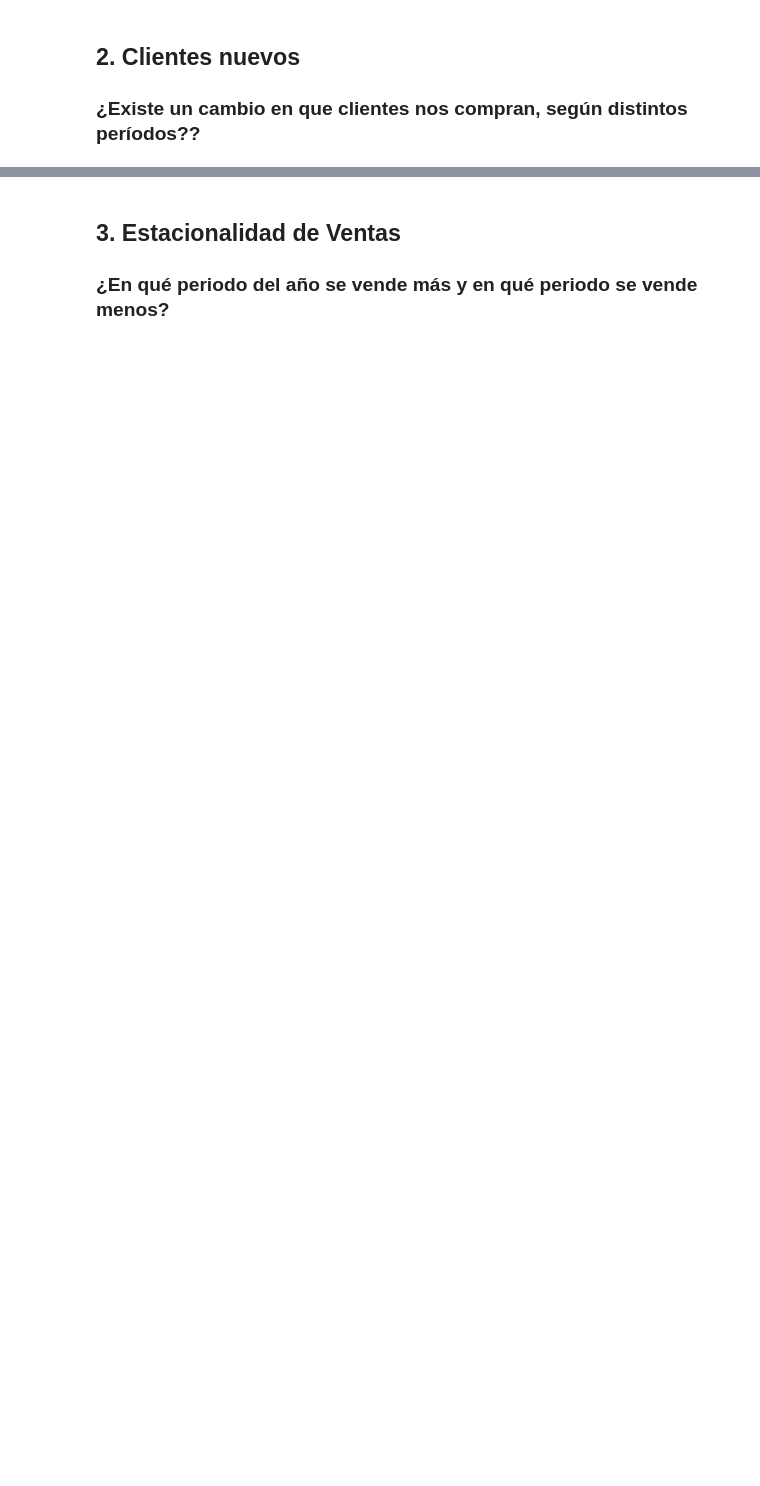
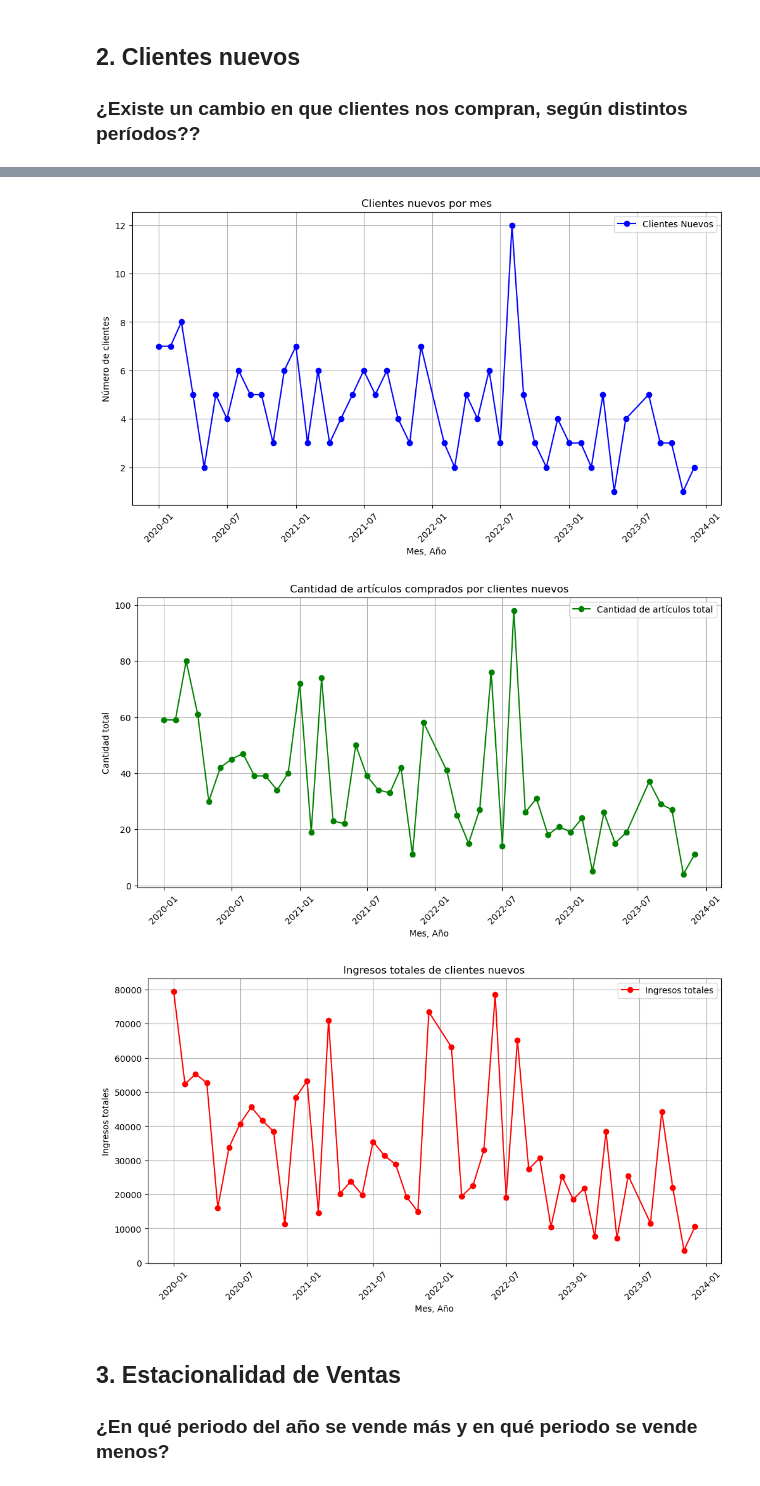
Before and after one commit to ochamodev/FinalProj_DataScience, a Jupyter notebook: analytics.ipynb, the cells around one changed output, grey strips where cells are left out. Drawn from its saved outputs; the diff is of its cells as text; code cells hidden in the pictures; blank space fills up the shorter version.

```diff
--- a/analytics.ipynb
+++ b/analytics.ipynb
@@ -187,25 +341,25 @@ clients_df = get_data(pg_conn, clients_query)
 clients_df['fecha'] = pd.to_datetime(clients_df['fecha'])
 
 # fecha primera compra
-clients_df['first_purchase'] = clients_df.groupby('idPersona')['fecha'].transform('min')
+clients_df['first_purchase'] = clients_df.groupby('idpersona')['fecha'].transform('min')
 df_first_purchases = clients_df[clients_df['fecha'] == clients_df['first_purchase']]
 
 # df de nuevos clientes
-df_new_clients = df_first_purchases.sort_values(by=['idPersona', 'transaction_id']).drop_duplicates('idPersona')
+df_new_clients = df_first_purchases.sort_values(by=['idpersona']).drop_duplicates('idpersona')
 df_new_clients['month_of_first_purchase'] = df_new_clients['first_purchase'].dt.month
 df_new_clients['year_of_first_purchase'] = df_new_clients['first_purchase'].dt.year
 
 # cantidad e ingresos por cliente
-aggregated_data = clients_df.groupby(['idPersona', 'first_purchase']).agg(
+aggregated_data = clients_df.groupby(['idpersona', 'first_purchase']).agg(
     quantity_month=('cantidad', 'sum'),
     revenue_month=('total', 'sum')
 ).reset_index()
 
 # agregar datos totales a df de clientes
-df_new_clients = df_new_clients.merge(aggregated_data, on=['idPersona', 'first_purchase'], how='left')
+df_new_clients = df_new_clients.merge(aggregated_data, on=['idpersona', 'first_purchase'], how='left')
 
 # cantidad e ingresos por año
-yearly_aggregates = clients_df.groupby(['idPersona', df['fecha'].dt.year]).agg(
+yearly_aggregates = clients_df.groupby(['idpersona', clients_df['fecha'].dt.year]).agg(
     quantity_year=('cantidad', 'sum'),
     revenue_year=('total', 'sum')
 ).reset_index()
@@ -213,17 +367,17 @@ yearly_aggregates = clients_df.groupby(['idPersona', df['fecha'].dt.year]).agg(
 # agregar totales por año a df de clientes
 df_new_clients = df_new_clients.merge(
     yearly_aggregates,
-    left_on=['idPersona', 'year_of_first_purchase'],
-    right_on=['idPersona', 'fecha'],
+    left_on=['idpersona', 'year_of_first_purchase'],
+    right_on=['idpersona', 'fecha'],
     how='left'
 )
 
 # renombrar
 df_new_clients = df_new_clients[[
-    'idPersona', 'first_purchase', 'month_of_first_purchase',
+    'idpersona', 'first_purchase', 'month_of_first_purchase',
     'year_of_first_purchase', 'quantity_month', 'quantity_year',
     'revenue_month', 'revenue_year'
-]].drop_duplicates(subset=['idPersona'])  # unique
+]].drop_duplicates(subset=['idpersona'])  # unique
 
 # ver tabla
 print(df_new_clients.head())
@@ -230,12 +398,17 @@ print(df_new_clients.head())
 # %%
 # agrupar por mes para graficos
 monthly_data = df_new_clients.groupby(['year_of_first_purchase', 'month_of_first_purchase']).agg(
-    new_clients=pd.NamedAgg(column='idPersona', aggfunc='nunique'),
+    new_clients=pd.NamedAgg(column='idpersona', aggfunc='nunique'),
     total_quantity=pd.NamedAgg(column='quantity_month', aggfunc='sum'),
     total_revenue=pd.NamedAgg(column='revenue_month', aggfunc='sum')
 ).reset_index()
 
-monthly_data['date'] = pd.to_datetime(monthly_data[['year_of_first_purchase', 'month_of_first_purchase']].assign(day=1))
+monthly_data['month_start_date'] = pd.to_datetime({
+    'year': monthly_data['year_of_first_purchase'],
+    'month': monthly_data['month_of_first_purchase'],
+    'day': 1
+})
 
 # sort por fecha para graficar
-monthly_data = monthly_data.sort_values('date')
+monthly_data = monthly_data.sort_values('month_start_date')
+monthly_data.head()
@@ -242,36 +422,40 @@ monthly_data = monthly_data.sort_values('date')
 # %%
-# PLOTS
+# Cantidad de clientes nuevos por mes
 plt.figure(figsize=(12, 6))
-plt.plot(monthly_data['date'], monthly_data['new_clients'], marker='o', linestyle='-', color='blue', label='Clientes Nuevos')
+plt.plot(monthly_data['month_start_date'], monthly_data['new_clients'], marker='o', linestyle='-', color='blue', label='Clientes Nuevos')
 plt.title('Clientes nuevos por mes')
 plt.xlabel('Mes, Año')
 plt.ylabel('Número de clientes')
 plt.xticks(rotation=45)
 plt.grid(True)
 plt.legend()
 plt.show()
 
-# Plotting Total Quantity
+# Cantidad total de articulos comprados por los clientes nuevos
 plt.figure(figsize=(12, 6))
-plt.plot(monthly_data['date'], monthly_data['total_quantity'], marker='o', linestyle='-', color='green', label='Cantidad de artículos total')
+plt.plot(monthly_data['month_start_date'], monthly_data['total_quantity'], marker='o', linestyle='-', color='green', label='Cantidad de artículos total')
 plt.title('Cantidad de artículos comprados por clientes nuevos')
 plt.xlabel('Mes, Año')
 plt.ylabel('Cantidad total')
 plt.xticks(rotation=45)
 plt.grid(True)
 plt.legend()
 plt.show()
 
-# Plotting Total Revenue
+# ingresos total
 plt.figure(figsize=(12, 6))
-plt.plot(monthly_data['date'], monthly_data['total_revenue'], marker='o', linestyle='-', color='red', label='Ingresos totales')
+plt.plot(monthly_data['month_start_date'], monthly_data['total_revenue'], marker='o', linestyle='-', color='red', label='Ingresos totales')
 plt.title('Ingresos totales de clientes nuevos')
 plt.xlabel('Mes, Año')
 plt.ylabel('Ingresos totales')
 plt.xticks(rotation=45)
 plt.grid(True)
 plt.legend()
 plt.show()
+# %% [output]
+[figure, added]
+[figure, added]
+[figure, added]
 # %% [markdown]
 ## 3. Estacionalidad de Ventas
 ### ¿En qué periodo del año se vende más y en qué periodo se vende menos?
```
Also changed, not shown: parts of 23 cells of this notebook.
